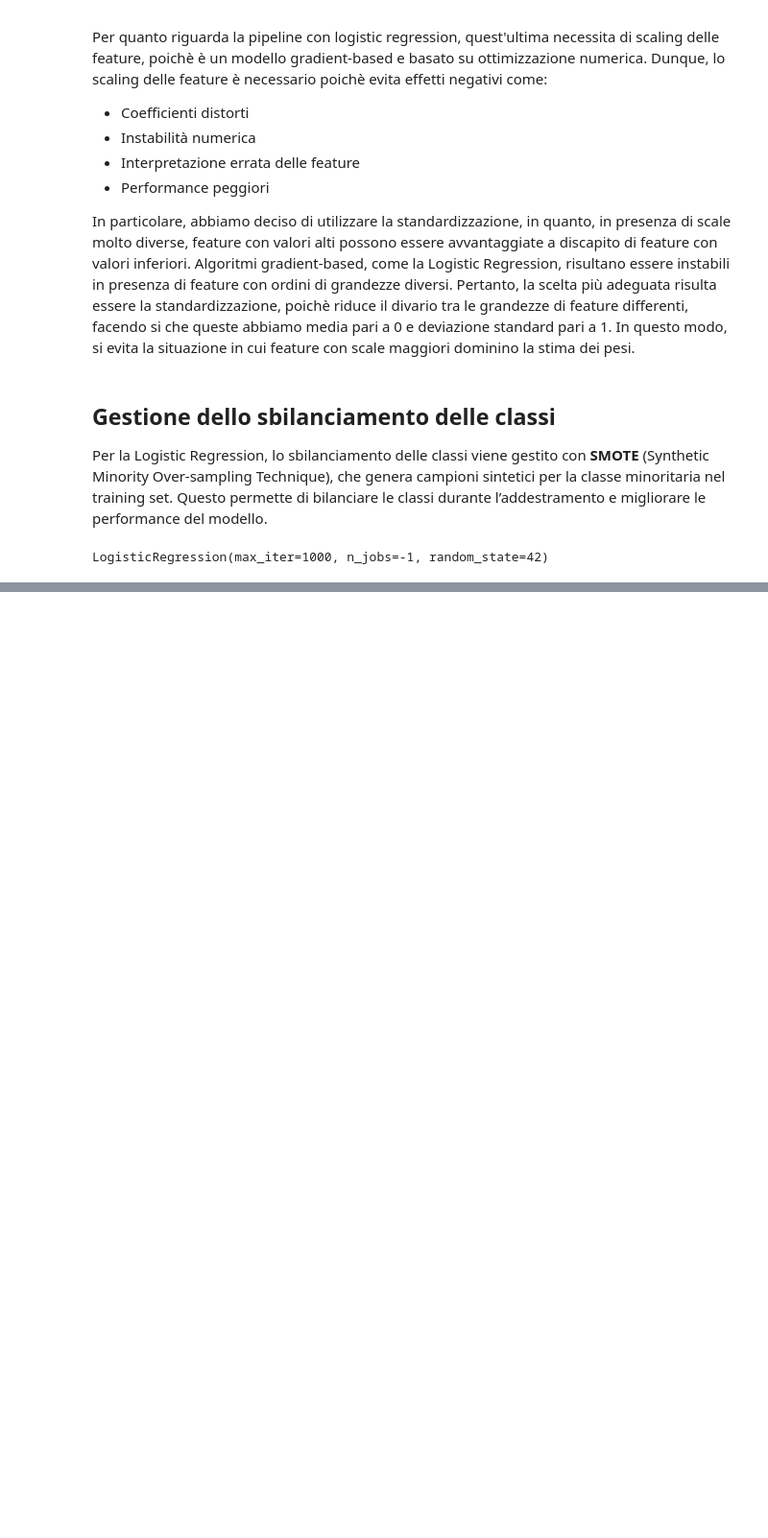
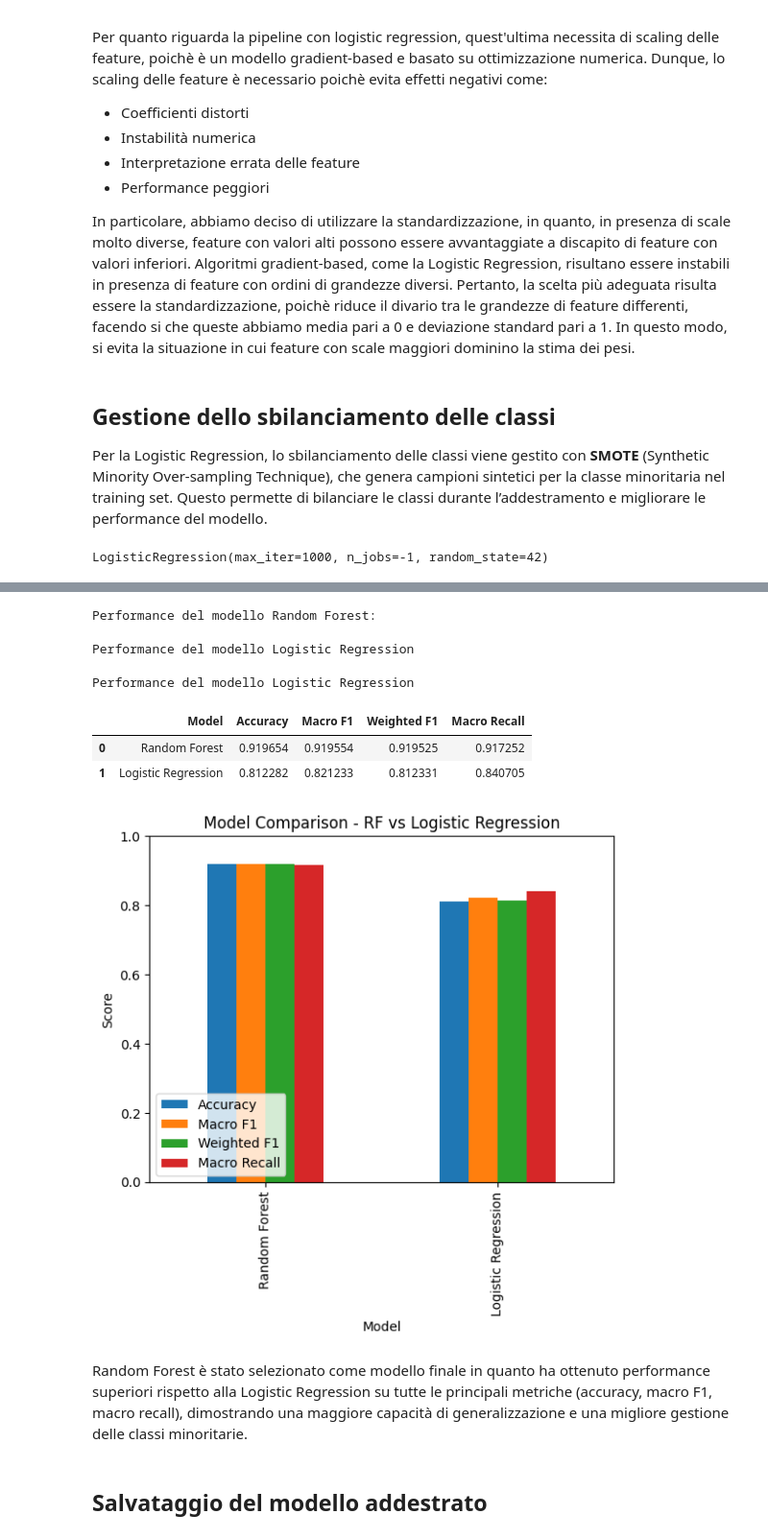
Before and after one commit to PlayMoodify/PlayMoodify.model, a Jupyter notebook: Project.ipynb, the cells around one changed output, grey strips where cells are left out. Shown at 96% size. Saved outputs shown, nothing was run; the diff lists cells and outputs as text; code cells hidden in the pictures; blank space fills up the shorter version.

```diff
--- a/Project.ipynb
+++ b/Project.ipynb
@@ -527,0 +546,60 @@ F1 medio CV: 0.8429239783595346
+# %%
+from sklearn.metrics import accuracy_score, f1_score, recall_score
+# Performance Random Forest
+print("Performance del modello Random Forest:")
+
+rf_acc = accuracy_score(y_test, y_pred_rf)
+rf_f1_macro = f1_score(y_test, y_pred_rf, average='macro')
+rf_f1_weighted = f1_score(y_test, y_pred_rf, average='weighted')
+rf_recall_macro = recall_score(y_test, y_pred_rf, average='macro')
+# %% [output]
+Performance del modello Random Forest:
+# %%
+from sklearn.metrics import accuracy_score, f1_score, recall_score
+#Performance Logistic Regression
+print("Performance del modello Logistic Regression")
+
+lr_acc = accuracy_score(y_test, y_pred_lr)
+lr_f1_macro = f1_score(y_test, y_pred_lr, average='macro')
+lr_f1_weighted = f1_score(y_test, y_pred_lr, average='weighted')
+lr_recall_macro = recall_score(y_test, y_pred_lr, average='macro')
+# %% [output]
+Performance del modello Logistic Regression
+# %%
+#Performance Logistic Regression
+print("Performance del modello Logistic Regression")
+
+lr_acc = accuracy_score(y_test, y_pred_lr)
+lr_f1_macro = f1_score(y_test, y_pred_lr, average='macro')
+lr_f1_weighted = f1_score(y_test, y_pred_lr, average='weighted')
+lr_recall_macro = recall_score(y_test, y_pred_lr, average='macro')
+# %% [output]
+Performance del modello Logistic Regression
+# %%
+comparison_df = pd.DataFrame({
+    'Model': ['Random Forest', 'Logistic Regression'],
+    'Accuracy': [rf_acc, lr_acc],
+    'Macro F1': [rf_f1_macro, lr_f1_macro],
+    'Weighted F1': [rf_f1_weighted, lr_f1_weighted],
+    'Macro Recall': [rf_recall_macro, lr_recall_macro]
+})
+
+comparison_df
+# %% [output]
+|  | Model | Accuracy | Macro F1 | Weighted F1 | Macro Recall |
+| 0 | Random Forest | 0.919654 | 0.919554 | 0.919525 | 0.917252 |
+| 1 | Logistic Regression | 0.812282 | 0.821233 | 0.812331 | 0.840705 |
+# %%
+# Grafico di confronto
+comparison_df.set_index('Model').plot(kind='bar')
+plt.title("Model Comparison - RF vs Logistic Regression")
+plt.ylabel("Score")
+plt.ylim(0, 1)
+plt.legend(loc='lower left')
+plt.show()
+# %% [output]
+[figure, added]
+# %% [markdown]
+Random Forest è stato selezionato come modello finale in quanto ha ottenuto performance superiori rispetto alla Logistic Regression su tutte le principali metriche (accuracy, macro F1, macro recall), dimostrando una maggiore capacità di generalizzazione e una migliore gestione delle classi minoritarie.
+# %% [markdown]
+## Salvataggio del modello addestrato
```
Also changed, not shown: parts of 7 cells of this notebook.
